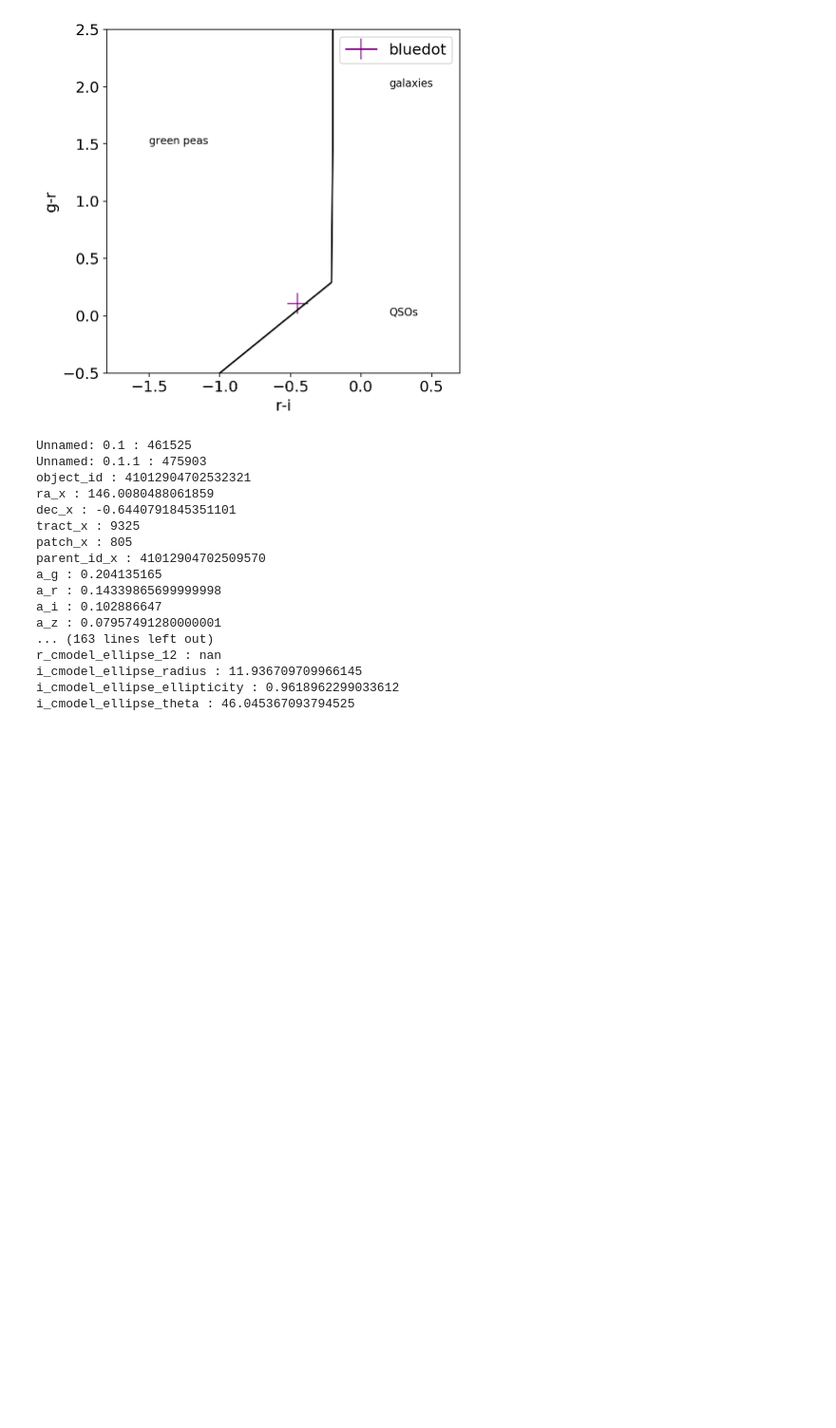
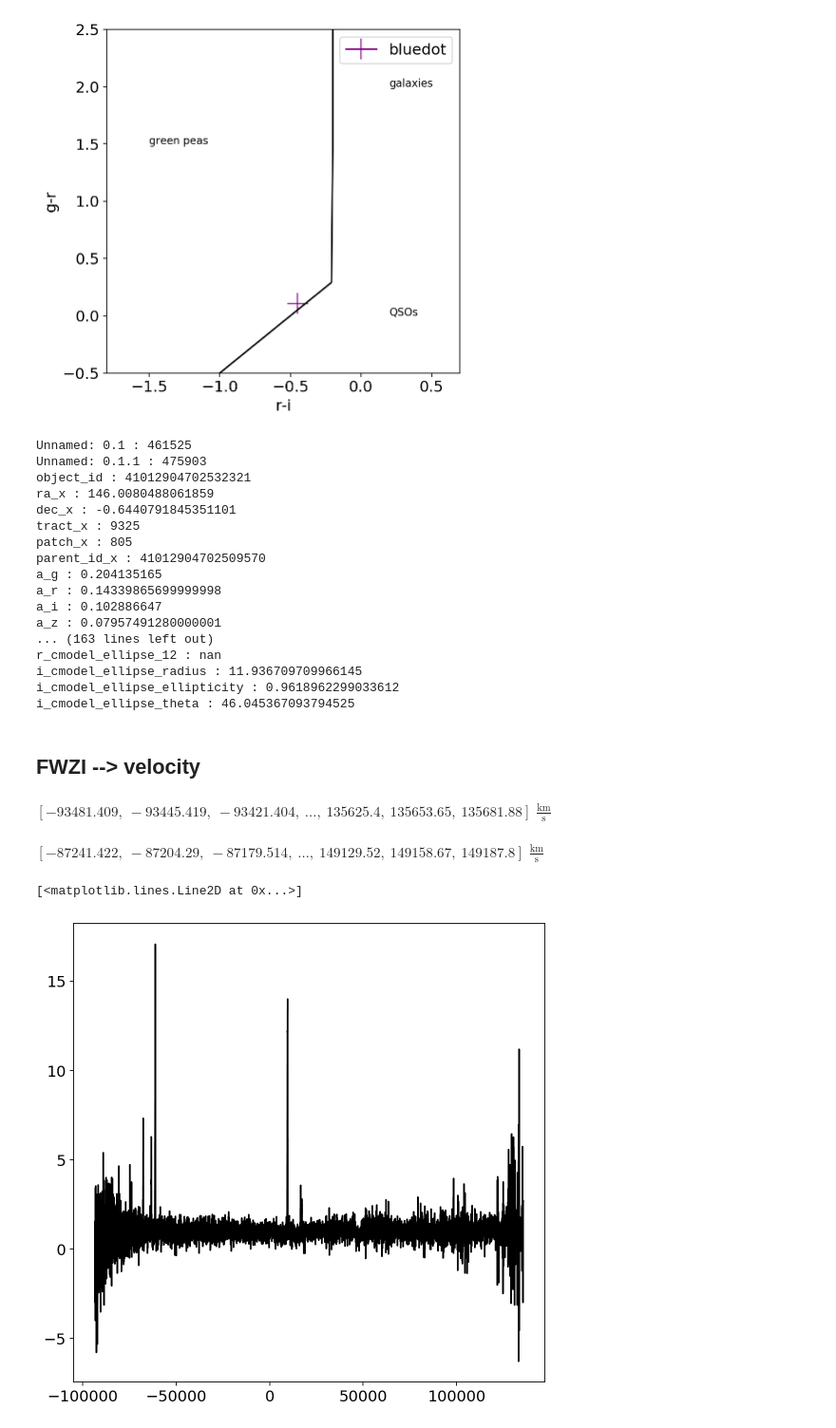
Before and after one commit to kstoreyf/anomalies-GAN-HSC, a Jupyter notebook: notebooks/bluedot.ipynb, the cells around one changed output. Shown at 95% size. Saved outputs shown, nothing was run; the diff lists cells and outputs as text; code cells hidden in the pictures; blank space fills up the shorter version.

```diff
--- a/notebooks/bluedot.ipynb
+++ b/notebooks/bluedot.ipynb
@@ -477,3 +491,5 @@ r_cmodel_ellipse_12 : nan
 i_cmodel_ellipse_radius : 11.936709709966145
 i_cmodel_ellipse_ellipticity : 0.9618962299033612
 i_cmodel_ellipse_theta : 46.045367093794525
+# %% [markdown]
+## FWZI --> velocity
@@ -479,0 +498,22 @@ i_cmodel_ellipse_theta : 46.045367093794525
+# %%
+rest_value = line_dict['Halpha']*u.AA
+#rest_value = 0 * u.AA
+speccorrvel = Spectrum1D(spectral_axis=wavecorr, flux=fluxcorr, redshift=z,
+                         rest_value=rest_value, velocity_convention='optical')
+speccorrvel.velocity
+# %% [output]
+$[-93481.409,~-93445.419,~-93421.404,~\dots,~135625.4,~135653.65,~135681.88] \; \mathrm{\frac{km}{s}}$
+# %%
+
+rest_value = line_dict['Halpha']*u.AA
+#rest_value = 6000 * u.AA
+specvel = Spectrum1D(spectral_axis=wave, flux=flux, redshift=z,
+                         rest_value=rest_value, velocity_convention='optical')
+specvel.velocity
+# %% [output]
+$[-87241.422,~-87204.29,~-87179.514,~\dots,~149129.52,~149158.67,~149187.8] \; \mathrm{\frac{km}{s}}$
+# %%
+plt.step(speccorrvel.velocity, speccorrvel.flux, color='black')
+# %% [output]
+[<matplotlib.lines.Line2D at 0x...>]
+[figure, added]
```
Also changed, not shown: parts of 5 cells of this notebook, 8 other files.
